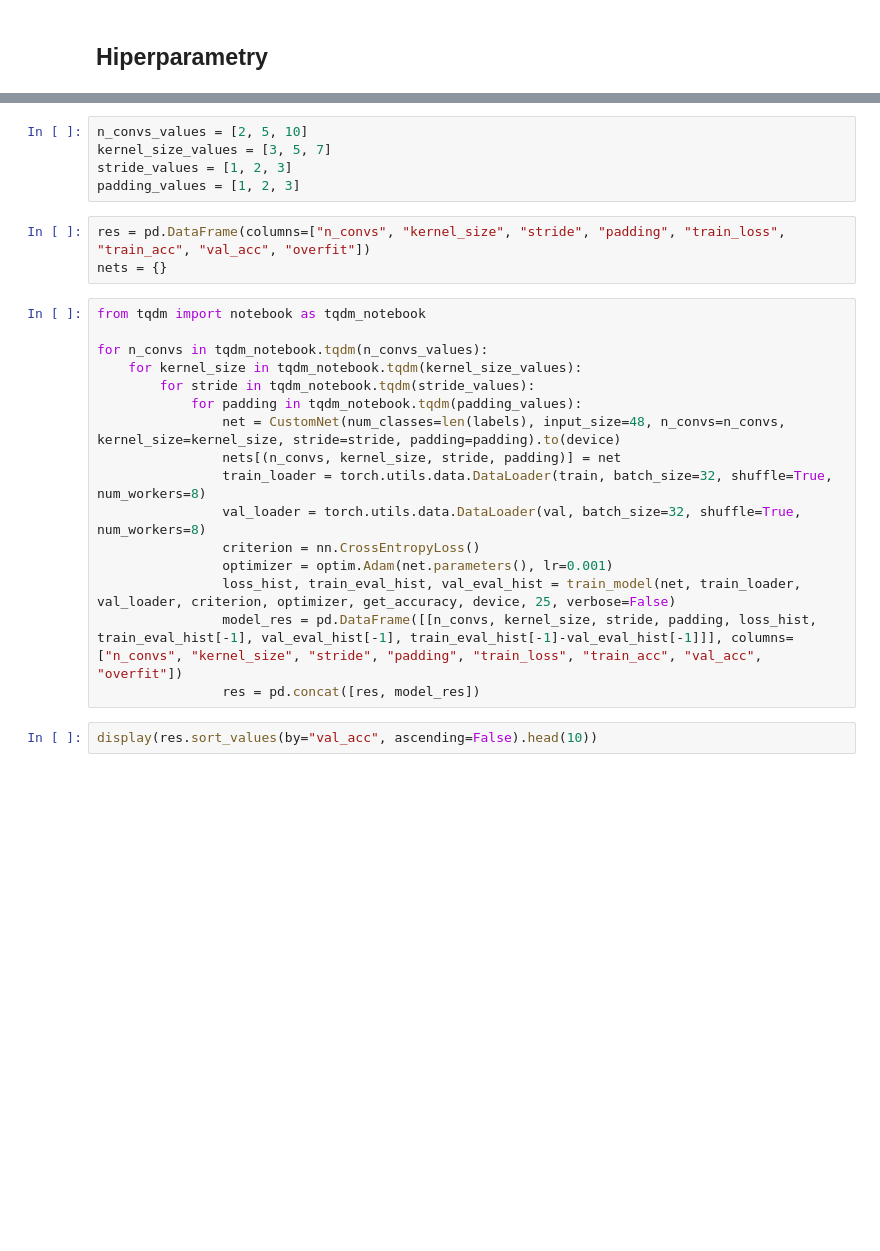
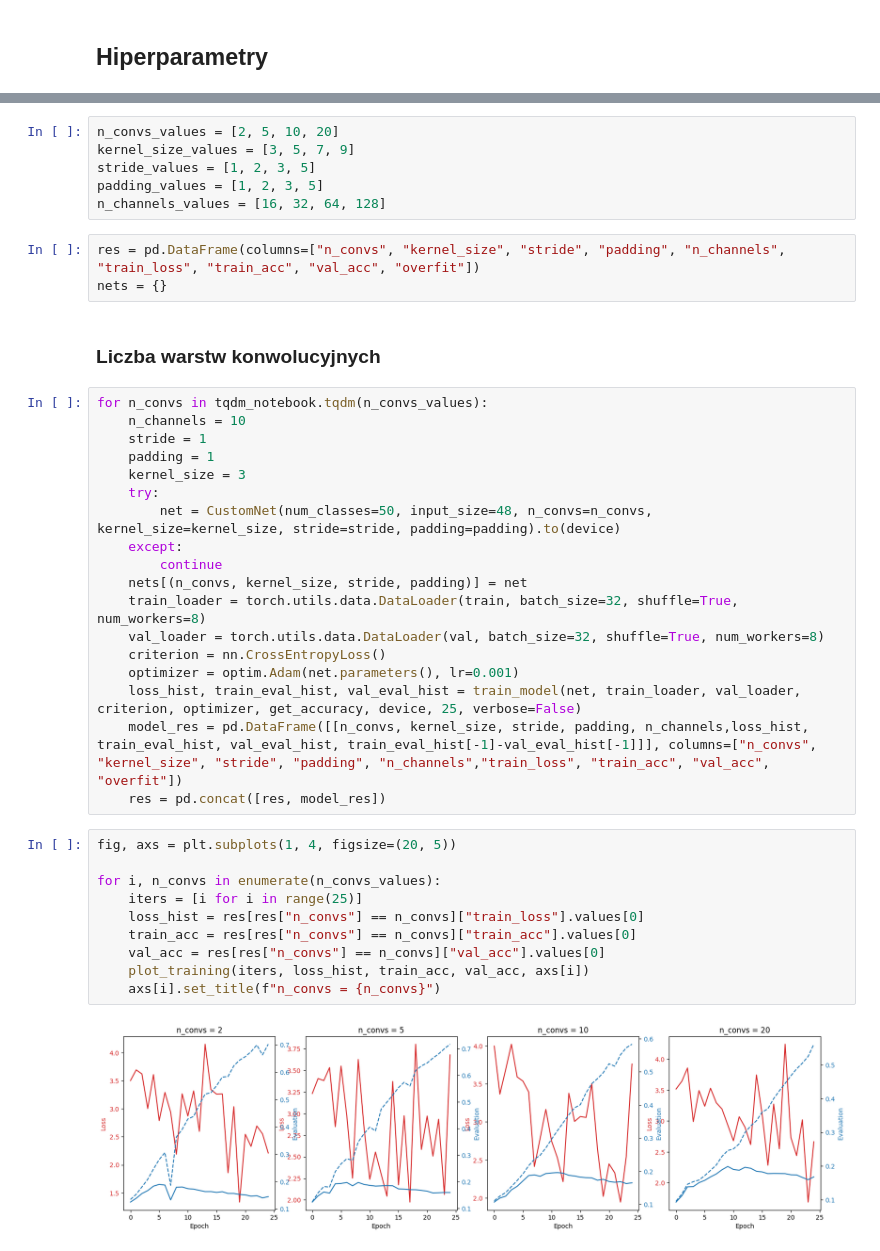
Before and after one commit to BrunoSienkiewicz/Neural-networks, a Jupyter notebook: miniprojekt_3/miniprojekt_3_hiperparametry.ipynb, the cells around one changed output, grey strips where cells are left out. Cells and saved outputs as stored; diff of their text form; blank space fills up the shorter version.

Commit message:
poprawki modelu

```diff
--- a/miniprojekt_3/miniprojekt_3_hiperparametry.ipynb
+++ b/miniprojekt_3/miniprojekt_3_hiperparametry.ipynb
@@ -25,28 +25,43 @@ labels = dataset.classes
 dataset = torch.load("final_data.tar")
 train, val = trai_val_split(dataset, 0.8)
 # %%
-n_convs_values = [2, 5, 10]
-kernel_size_values = [3, 5, 7]
-stride_values = [1, 2, 3]
-padding_values = [1, 2, 3]
+n_convs_values = [2, 5, 10, 20]
+kernel_size_values = [3, 5, 7, 9]
+stride_values = [1, 2, 3, 5]
+padding_values = [1, 2, 3, 5]
+n_channels_values = [16, 32, 64, 128]
 # %%
-res = pd.DataFrame(columns=["n_convs", "kernel_size", "stride", "padding", "train_loss", "train_acc", "val_acc", "overfit"])
+res = pd.DataFrame(columns=["n_convs", "kernel_size", "stride", "padding", "n_channels", "train_loss", "train_acc", "val_acc", "overfit"])
 nets = {}
+# %% [markdown]
+### Liczba warstw konwolucyjnych
 # %%
-from tqdm import notebook as tqdm_notebook
-
 for n_convs in tqdm_notebook.tqdm(n_convs_values):
-    for kernel_size in tqdm_notebook.tqdm(kernel_size_values):
-        for stride in tqdm_notebook.tqdm(stride_values):
-            for padding in tqdm_notebook.tqdm(padding_values):
-                net = CustomNet(num_classes=len(labels), input_size=48, n_convs=n_convs, kernel_size=kernel_size, stride=stride, padding=padding).to(device)
-                nets[(n_convs, kernel_size, stride, padding)] = net
-                train_loader = torch.utils.data.DataLoader(train, batch_size=32, shuffle=True, num_workers=8)
-                val_loader = torch.utils.data.DataLoader(val, batch_size=32, shuffle=True, num_workers=8)
-                criterion = nn.CrossEntropyLoss()
-                optimizer = optim.Adam(net.parameters(), lr=0.001)
-                loss_hist, train_eval_hist, val_eval_hist = train_model(net, train_loader, val_loader, criterion, optimizer, get_accuracy, device, 25, verbose=False)
-                model_res = pd.DataFrame([[n_convs, kernel_size, stride, padding, loss_hist, train_eval_hist[-1], val_eval_hist[-1], train_eval_hist[-1]-val_eval_hist[-1]]], columns=["n_convs", "kernel_size", "stride", "padding", "train_loss", "train_acc", "val_acc", "overfit"])
-                res = pd.concat([res, model_res])
+    n_channels = 10
+    stride = 1
+    padding = 1
+    kernel_size = 3
+    try:
+        net = CustomNet(num_classes=50, input_size=48, n_convs=n_convs, kernel_size=kernel_size, stride=stride, padding=padding).to(device)
+    except:
+        continue
+    nets[(n_convs, kernel_size, stride, padding)] = net
+    train_loader = torch.utils.data.DataLoader(train, batch_size=32, shuffle=True, num_workers=8)
+    val_loader = torch.utils.data.DataLoader(val, batch_size=32, shuffle=True, num_workers=8)
+    criterion = nn.CrossEntropyLoss()
+    optimizer = optim.Adam(net.parameters(), lr=0.001)
+    loss_hist, train_eval_hist, val_eval_hist = train_model(net, train_loader, val_loader, criterion, optimizer, get_accuracy, device, 25, verbose=False)
+    model_res = pd.DataFrame([[n_convs, kernel_size, stride, padding, n_channels,loss_hist, train_eval_hist, val_eval_hist, train_eval_hist[-1]-val_eval_hist[-1]]], columns=["n_convs", "kernel_size", "stride", "padding", "n_channels","train_loss", "train_acc", "val_acc", "overfit"])
+    res = pd.concat([res, model_res])
-# %%
-display(res.sort_values(by="val_acc", ascending=False).head(10))
+# %%
+fig, axs = plt.subplots(1, 4, figsize=(20, 5))
+
+for i, n_convs in enumerate(n_convs_values):
+    iters = [i for i in range(25)]
+    loss_hist = res[res["n_convs"] == n_convs]["train_loss"].values[0]
+    train_acc = res[res["n_convs"] == n_convs]["train_acc"].values[0]
+    val_acc = res[res["n_convs"] == n_convs]["val_acc"].values[0]
+    plot_training(iters, loss_hist, train_acc, val_acc, axs[i])
+    axs[i].set_title(f"n_convs = {n_convs}")
+# %% [output]
+[figure, added]
```
Also changed, not shown: parts of 19 cells of this notebook, 1 other file.
